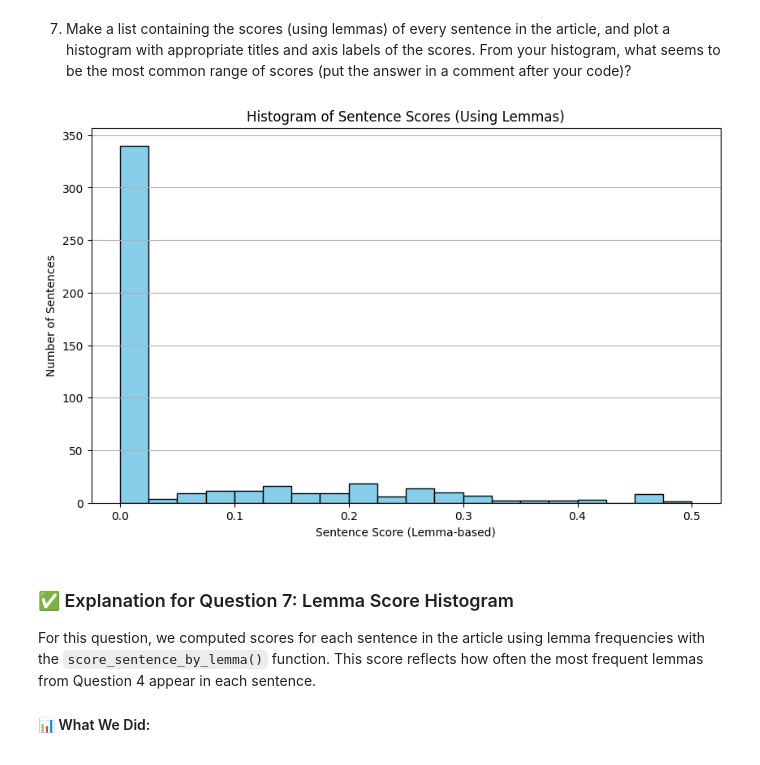
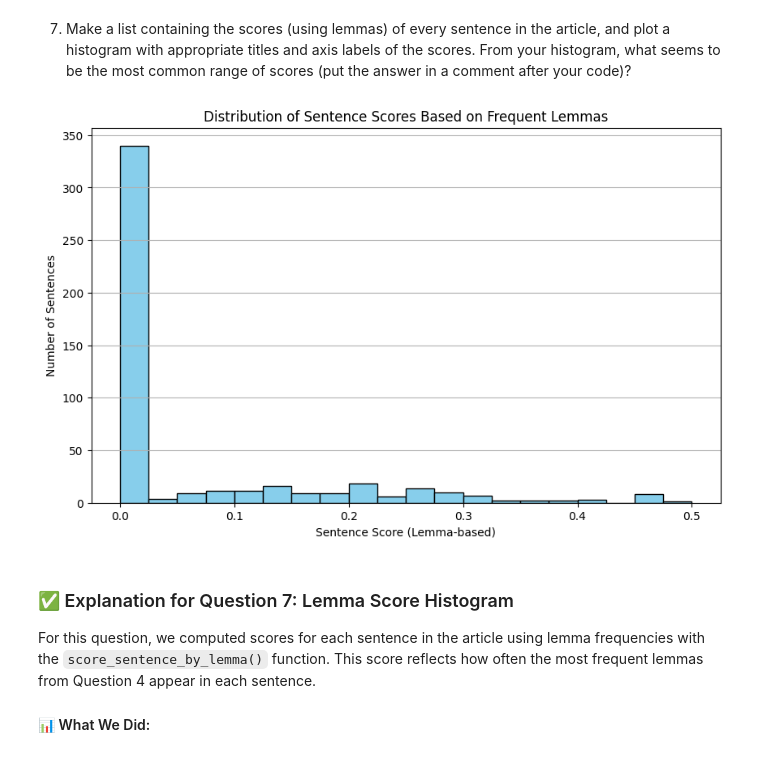
Before and after one commit to Elen-tesfai/web-scraping, a Jupyter notebook: web-scraping.ipynb, the cells around one changed output. Cells and saved outputs as stored; diff of their text form; code cells hidden in the pictures.

```diff
--- a/web-scraping.ipynb
+++ b/web-scraping.ipynb
@@ -354,21 +354,21 @@ This distribution helps us understand which sentences are likely to be **less re
 # %%
 import matplotlib.pyplot as plt
 
 # Score all sentences using lemmas
 lemma_scores = [score_sentence_by_lemma(sent.text, interesting_lemmas) for sent in sentences]
 
 # Plot histogram
 plt.figure(figsize=(10,6))
 plt.hist(lemma_scores, bins=20, color='skyblue', edgecolor='black')
-plt.title('Histogram of Sentence Scores (Using Lemmas)')
+plt.title('Distribution of Sentence Scores Based on Frequent Lemmas')
 plt.xlabel('Sentence Score (Lemma-based)')
 plt.ylabel('Number of Sentences')
 plt.grid(axis='y')
 plt.show()
 
 # From the histogram, the most common range of lemma scores is between 0.0 and 0.05
 # %% [output]
-[figure, old version]
+[figure, new version]
 # %% [markdown]
 ### ✅ Explanation for Question 7: Lemma Score Histogram
 
```
Also changed, not shown: parts of 2 cells of this notebook, 1 other file.
